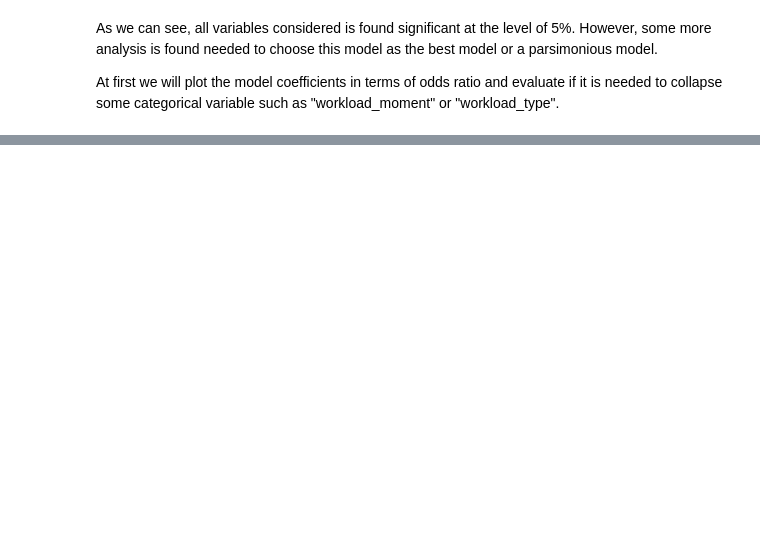
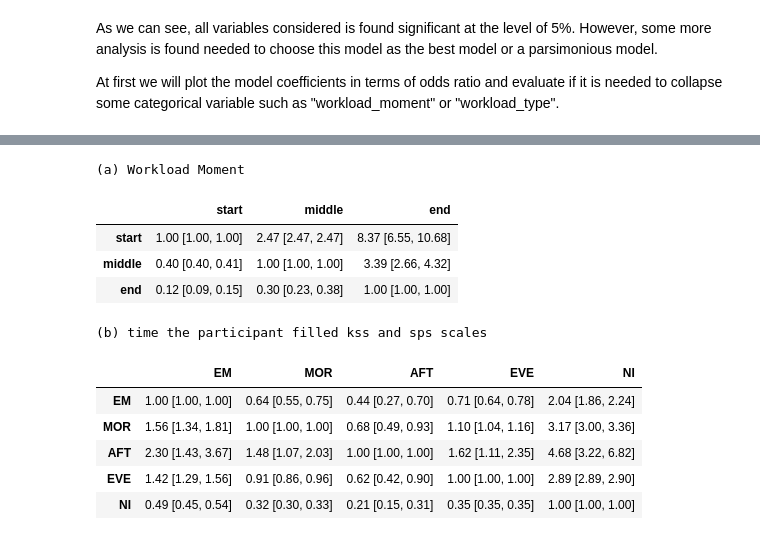
Before and after one commit to jlpscampos/Perception-of-Excessive-Sleepiness-and-Severe-Fatigue-in-Civil-Aviation-Pilots, a Jupyter notebook: regression_analytics.ipynb, the cells around one changed output, grey strips where cells are left out. Cells and saved outputs as stored; diff of their text form; code cells hidden in the pictures; blank space fills up the shorter version.

```diff
--- a/regression_analytics.ipynb
+++ b/regression_analytics.ipynb
@@ -296,0 +424,3 @@ pd.DataFrame(mdf.resid).plot.hist()
+# %%
+# getting odds ratio and confidence bounds
+odds = pd.DataFrame( {'odds':np.exp(mdf4.params)[1:14], 'lower':odds_var[0], 'upper':odds_var[1] } )
@@ -296,0 +431,33 @@ pd.DataFrame(mdf.resid).plot.hist()
+# %%
+def get_odds_matrix(temp, upper, lower, cats):
+    x = [[f'{temp[j]/temp[i]:2.2f} [{min( upper[j]/upper[i],lower[j]/lower[i]):2.2f}, {max( upper[j]/upper[i],lower[j]/lower[i]):2.2f}]' for j in range(len(temp))] for i in range(len(temp))]
+    return pd.DataFrame(x, columns = cats, index = cats)
+
+temp =  [odds.odds[0:2][1],odds.odds[0:2][0], 1]
+upper = [odds.upper[0:2][1],odds.upper[0:2][0], 1]
+lower = [odds.lower[0:2][1],odds.lower[0:2][0], 1]
+cats = ['start','middle','end'];
+moment = get_odds_matrix(temp, upper,lower, cats)
+
+temp = [odds.odds[3:7][0], odds.odds[3:7][2], 1, odds.odds[3:7][1], odds.odds[3:7][3]]
+upper = [odds.upper[3:7][0], odds.upper[3:7][2], 1, odds.upper[3:7][1], odds.upper[3:7][3]]
+lower = [odds.lower[3:7][0], odds.lower[3:7][2], 1, odds.lower[3:7][1], odds.lower[3:7][3]]
+cats = ['EM','MOR','AFT','EVE','NI']
+fill = get_odds_matrix(temp, upper, lower, cats)
+
+print(''); print('')
+display_side_by_side([moment, fill],['(a) Workload Moment','(b) time the participant filled kss and sps scales'])
+print(''); print('')
+# %% [output]
+(a) Workload Moment
+|  | start | middle | end |
+| start | 1.00 [1.00, 1.00] | 2.47 [2.47, 2.47] | 8.37 [6.55, 10.68] |
+| middle | 0.40 [0.40, 0.41] | 1.00 [1.00, 1.00] | 3.39 [2.66, 4.32] |
+| end | 0.12 [0.09, 0.15] | 0.30 [0.23, 0.38] | 1.00 [1.00, 1.00] |
+(b) time the participant filled kss and sps scales
+|  | EM | MOR | AFT | EVE | NI |
+| EM | 1.00 [1.00, 1.00] | 0.64 [0.55, 0.75] | 0.44 [0.27, 0.70] | 0.71 [0.64, 0.78] | 2.04 [1.86, 2.24] |
+| MOR | 1.56 [1.34, 1.81] | 1.00 [1.00, 1.00] | 0.68 [0.49, 0.93] | 1.10 [1.04, 1.16] | 3.17 [3.00, 3.36] |
+| AFT | 2.30 [1.43, 3.67] | 1.48 [1.07, 2.03] | 1.00 [1.00, 1.00] | 1.62 [1.11, 2.35] | 4.68 [3.22, 6.82] |
+| EVE | 1.42 [1.29, 1.56] | 0.91 [0.86, 0.96] | 0.62 [0.42, 0.90] | 1.00 [1.00, 1.00] | 2.89 [2.89, 2.90] |
+| NI | 0.49 [0.45, 0.54] | 0.32 [0.30, 0.33] | 0.21 [0.15, 0.31] | 0.35 [0.35, 0.35] | 1.00 [1.00, 1.00] |
```
Also changed, not shown: parts of 28 cells of this notebook.
